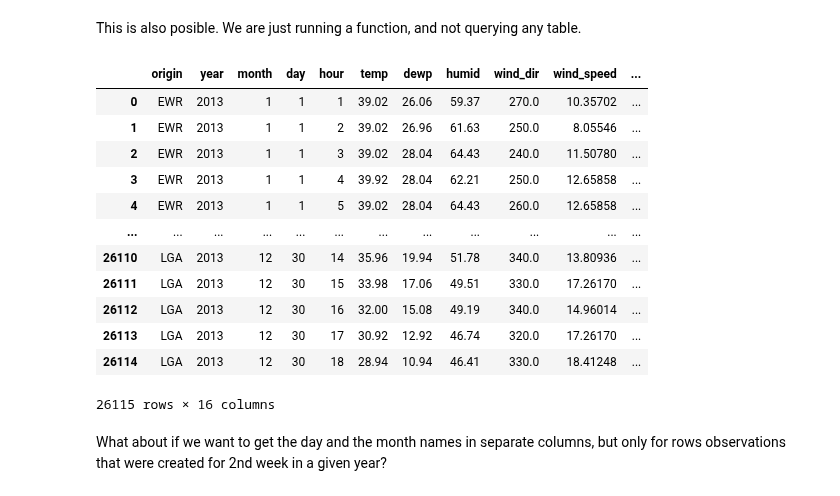
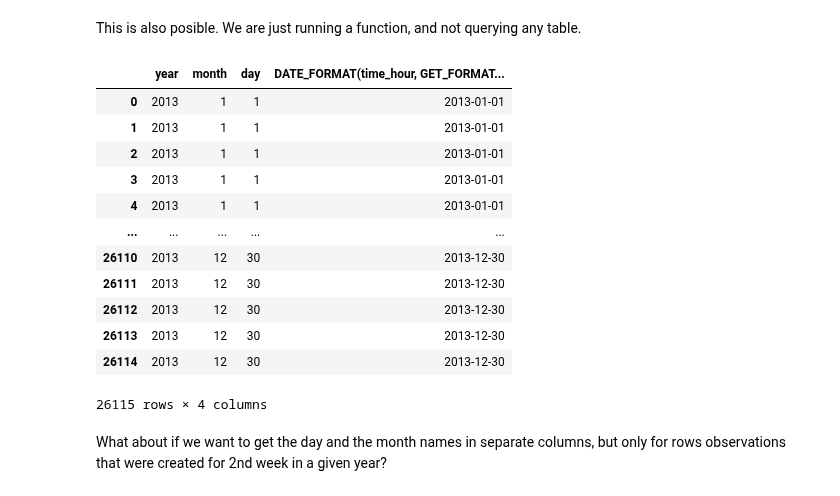
Before and after one commit to datakolektiv/dss03python2023, a Jupyter notebook: session10/dss03_py_session10b.ipynb, the cells around one changed output. Drawn from its saved outputs; the diff is of its cells as text; code cells hidden in the pictures.

```diff
--- a/session10/dss03_py_session10b.ipynb
+++ b/session10/dss03_py_session10b.ipynb
@@ -1035,26 +1089,28 @@ query_database(query_string)
 This is also posible. We are just running a function, and not querying any table.
 # %%
 query_string = '''
-SELECT *,
+SELECT year,
+       month,
+       day,
        DATE_FORMAT(time_hour, GET_FORMAT(DATE, 'ISO'))
   FROM weather
 '''
 
 query_database(query_string)
 # %% [output]
-|  | origin | year | month | day | hour | temp | dewp | humid | wind_dir | wind_speed | ... |
-| 0 | EWR | 2013 | 1 | 1 | 1 | 39.02 | 26.06 | 59.37 | 270.0 | 10.35702 | ... |
-| 1 | EWR | 2013 | 1 | 1 | 2 | 39.02 | 26.96 | 61.63 | 250.0 | 8.05546 | ... |
-| 2 | EWR | 2013 | 1 | 1 | 3 | 39.02 | 28.04 | 64.43 | 240.0 | 11.50780 | ... |
-| 3 | EWR | 2013 | 1 | 1 | 4 | 39.92 | 28.04 | 62.21 | 250.0 | 12.65858 | ... |
-| 4 | EWR | 2013 | 1 | 1 | 5 | 39.02 | 28.04 | 64.43 | 260.0 | 12.65858 | ... |
-| ... | ... | ... | ... | ... | ... | ... | ... | ... | ... | ... | ... |
-| 26110 | LGA | 2013 | 12 | 30 | 14 | 35.96 | 19.94 | 51.78 | 340.0 | 13.80936 | ... |
-| 26111 | LGA | 2013 | 12 | 30 | 15 | 33.98 | 17.06 | 49.51 | 330.0 | 17.26170 | ... |
-| 26112 | LGA | 2013 | 12 | 30 | 16 | 32.00 | 15.08 | 49.19 | 340.0 | 14.96014 | ... |
-| 26113 | LGA | 2013 | 12 | 30 | 17 | 30.92 | 12.92 | 46.74 | 320.0 | 17.26170 | ... |
-| 26114 | LGA | 2013 | 12 | 30 | 18 | 28.94 | 10.94 | 46.41 | 330.0 | 18.41248 | ... |
+|  | year | month | day | DATE_FORMAT(time_hour, GET_FORMAT... |
+| 0 | 2013 | 1 | 1 | 2013-01-01 |
+| 1 | 2013 | 1 | 1 | 2013-01-01 |
+| 2 | 2013 | 1 | 1 | 2013-01-01 |
+| 3 | 2013 | 1 | 1 | 2013-01-01 |
+| 4 | 2013 | 1 | 1 | 2013-01-01 |
+| ... | ... | ... | ... | ... |
+| 26110 | 2013 | 12 | 30 | 2013-12-30 |
+| 26111 | 2013 | 12 | 30 | 2013-12-30 |
+| 26112 | 2013 | 12 | 30 | 2013-12-30 |
+| 26113 | 2013 | 12 | 30 | 2013-12-30 |
+| 26114 | 2013 | 12 | 30 | 2013-12-30 |
-26115 rows × 16 columns
+26115 rows × 4 columns
 # %% [markdown]
 What about if we want to get the day and the month names in separate columns, but only for rows observations that were created for 2nd week in a given year?
 # %%
```
Also changed, not shown: parts of 90 cells of this notebook, 1 other file.
